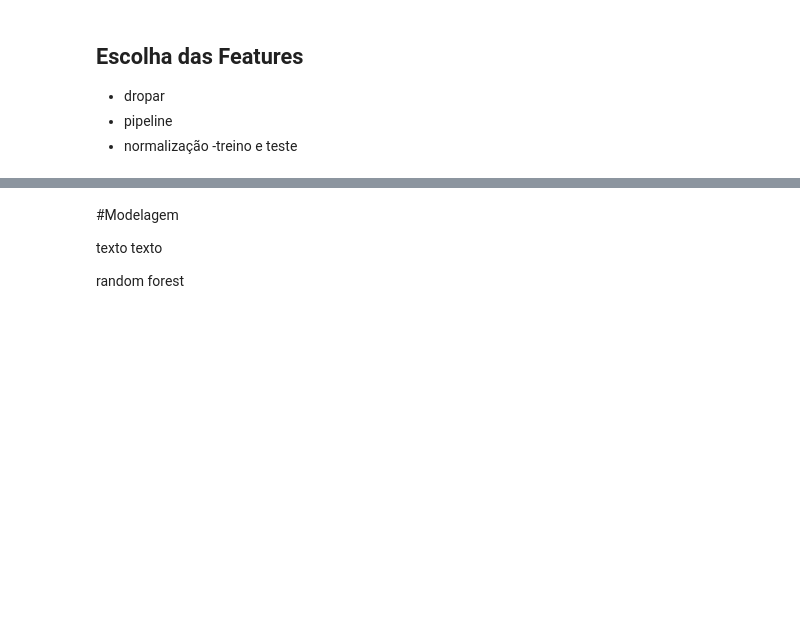
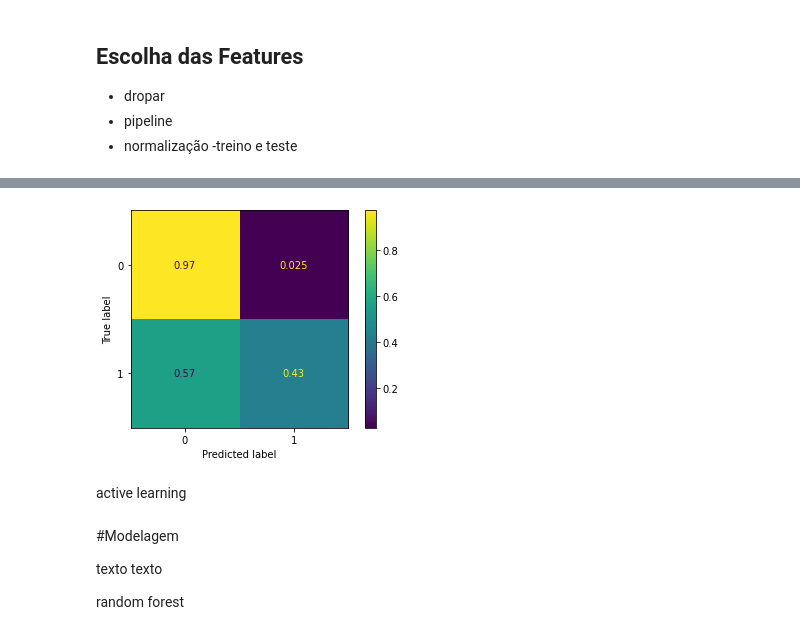
Before and after one commit to barigonta/recomendador_youtube, a Jupyter notebook: Recomendador_de_Vídeos_do_Youtube.ipynb, the cells around one changed output, grey strips where cells are left out. Cells and saved outputs as stored; diff of their text form; code cells hidden in the pictures; blank space fills up the shorter version.

```diff
--- a/Recomendador_de_Vídeos_do_Youtube.ipynb
+++ b/Recomendador_de_Vídeos_do_Youtube.ipynb
@@ -410,3 +539,20 @@ manter = ['title','description','description','tags','upload_date','uploader','d
+# %%
+#treinado o modelo
+rfc_clf = RandomForestClassifier(random_state=42)
+rfc_clf.fit(x_train, y_train)
+
+#fazendo as previsoes
+y_pred_rfc = rfc_clf.predict(x_test)
+
+#criando a matriz de confusão
+cm = confusion_matrix(y_test,y_pred_rfc,normalize='true')
+
+#plotando a matriz de confusão
+ConfusionMatrixDisplay(confusion_matrix=cm).plot();
+# %% [output]
+[figure, added]
+# %% [markdown]
+active learning
 # %% [markdown]
 #Modelagem
 
```
Also changed, not shown: parts of 30 cells of this notebook.
